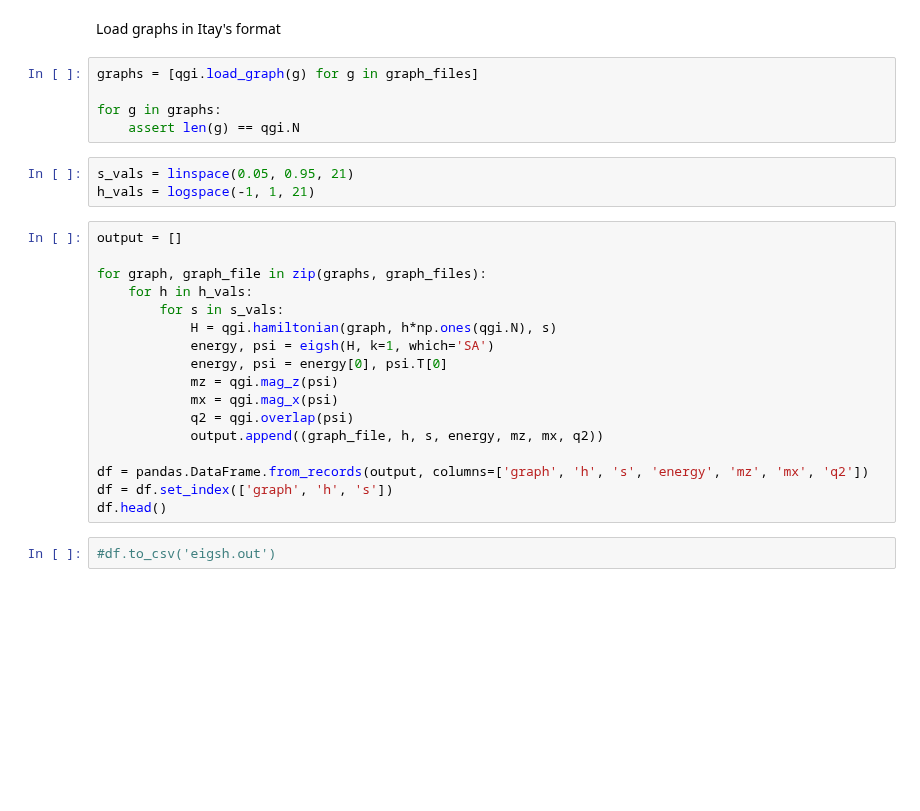
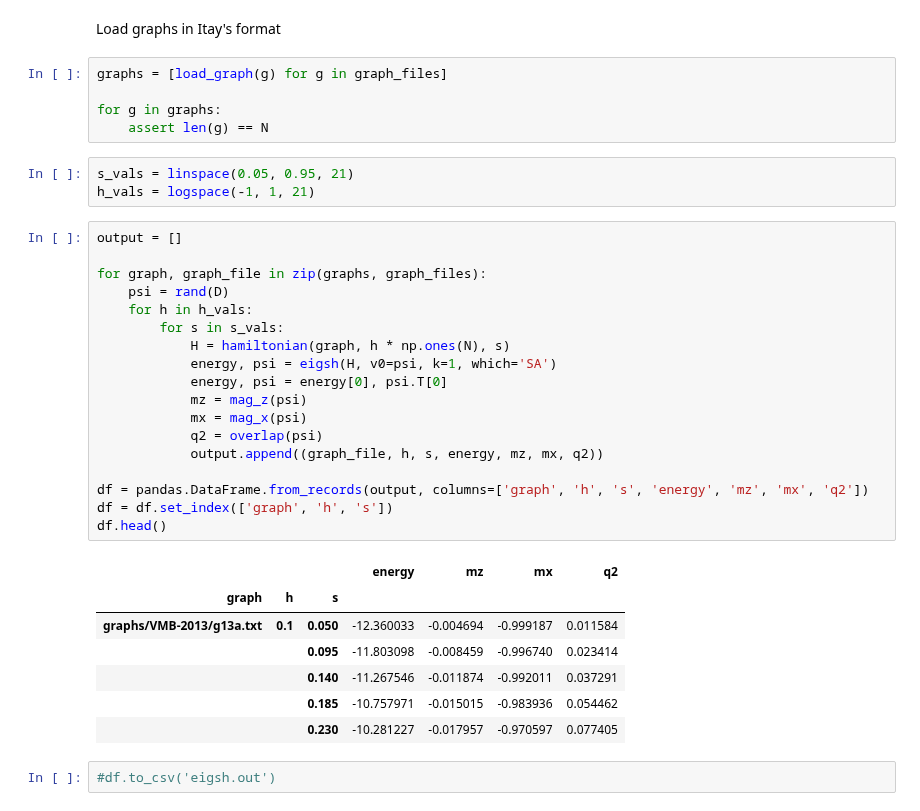
Before and after one commit to mcwitt/quantum-graph-isomorphism, a Jupyter notebook: analysis/diagonalize.ipynb, the cells around one changed output. Cells and saved outputs as stored; diff of their text form; blank space fills up the shorter version.

```diff
--- a/analysis/diagonalize.ipynb
+++ b/analysis/diagonalize.ipynb
@@ -12,29 +12,38 @@ graph_files = ['graphs/VMB-2013/g13a.txt', 'graphs/VMB-2013/g13b.txt']
 # %% [markdown]
 Load graphs in Itay's format
 # %%
-graphs = [qgi.load_graph(g) for g in graph_files]
+graphs = [load_graph(g) for g in graph_files]
 
 for g in graphs:
-    assert len(g) == qgi.N
+    assert len(g) == N
 # %%
 s_vals = linspace(0.05, 0.95, 21)
 h_vals = logspace(-1, 1, 21)
 # %%
 output = []
 
 for graph, graph_file in zip(graphs, graph_files):
+    psi = rand(D)
     for h in h_vals:
         for s in s_vals:
-            H = qgi.hamiltonian(graph, h*np.ones(qgi.N), s)
-            energy, psi = eigsh(H, k=1, which='SA')
+            H = hamiltonian(graph, h * np.ones(N), s)
+            energy, psi = eigsh(H, v0=psi, k=1, which='SA')
             energy, psi = energy[0], psi.T[0]
-            mz = qgi.mag_z(psi)
-            mx = qgi.mag_x(psi)
-            q2 = qgi.overlap(psi)
+            mz = mag_z(psi)
+            mx = mag_x(psi)
+            q2 = overlap(psi)
             output.append((graph_file, h, s, energy, mz, mx, q2))
 
 df = pandas.DataFrame.from_records(output, columns=['graph', 'h', 's', 'energy', 'mz', 'mx', 'q2'])
 df = df.set_index(['graph', 'h', 's'])
 df.head()
+# %% [output]
+|  |  |  | energy | mz | mx | q2 |
+| graph | h | s |  |  |  |  |
+| graphs/VMB-2013/g13a.txt | 0.1 | 0.050 | -12.360033 | -0.004694 | -0.999187 | 0.011584 |
+|  |  | 0.095 | -11.803098 | -0.008459 | -0.996740 | 0.023414 |
+|  |  | 0.140 | -11.267546 | -0.011874 | -0.992011 | 0.037291 |
+|  |  | 0.185 | -10.757971 | -0.015015 | -0.983936 | 0.054462 |
+|  |  | 0.230 | -10.281227 | -0.017957 | -0.970597 | 0.077405 |
 # %%
 #df.to_csv('eigsh.out')
```
Also changed, not shown: parts of 5 cells of this notebook, 1 other file.
